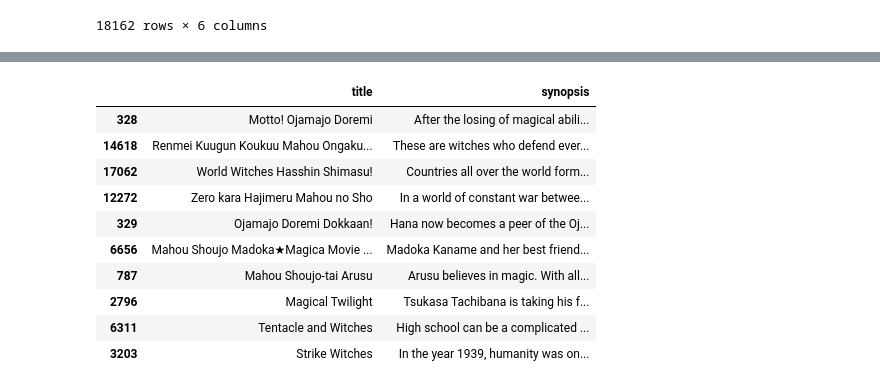
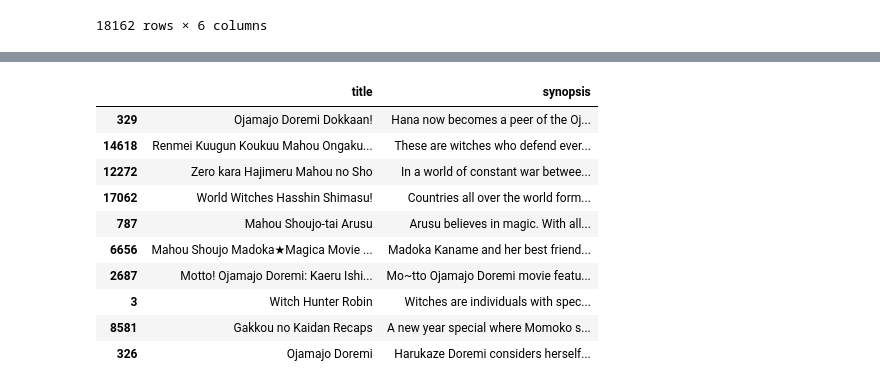
Before and after one commit to ArunSingh1/animerecommendation, a Jupyter notebook: animerec.ipynb, the cells around one changed output, grey strips where cells are left out. Saved outputs shown, nothing was run; the diff lists cells and outputs as text; code cells hidden in the pictures.

```diff
--- a/animerec.ipynb
+++ b/animerec.ipynb
@@ -240,16 +251,16 @@ def content_recommender(title, tfidf_matrix=tfidf_matrix, df=df, indices=indices
     # Return the top 10 most similar movies
     return df[['title','synopsis']].iloc[movie_indices]
 # %%
-content_recommender('Witch Hunter Robin')
+content_recommender('Motto! Ojamajo Doremi')
 # %% [output]
 |  | title | synopsis |
-| 328 | Motto! Ojamajo Doremi | After the losing of magical abili... |
+| 329 | Ojamajo Doremi Dokkaan! | Hana now becomes a peer of the Oj... |
 | 14618 | Renmei Kuugun Koukuu Mahou Ongaku... | These are witches who defend ever... |
+| 12272 | Zero kara Hajimeru Mahou no Sho | In a world of constant war betwee... |
 | 17062 | World Witches Hasshin Shimasu! | Countries all over the world form... |
-| 12272 | Zero kara Hajimeru Mahou no Sho | In a world of constant war betwee... |
-| 329 | Ojamajo Doremi Dokkaan! | Hana now becomes a peer of the Oj... |
+| 787 | Mahou Shoujo-tai Arusu | Arusu believes in magic. With all... |
 | 6656 | Mahou Shoujo Madoka★Magica Movie ... | Madoka Kaname and her best friend... |
-| 787 | Mahou Shoujo-tai Arusu | Arusu believes in magic. With all... |
-| 2796 | Magical Twilight | Tsukasa Tachibana is taking his f... |
-| 6311 | Tentacle and Witches | High school can be a complicated ... |
-| 3203 | Strike Witches | In the year 1939, humanity was on... |
+| 2687 | Motto! Ojamajo Doremi: Kaeru Ishi... | Mo~tto Ojamajo Doremi movie featu... |
+| 3 | Witch Hunter Robin | Witches are individuals with spec... |
+| 8581 | Gakkou no Kaidan Recaps | A new year special where Momoko s... |
+| 326 | Ojamajo Doremi | Harukaze Doremi considers herself... |
```
Also changed, not shown: parts of 3 cells of this notebook, 3 other files.
